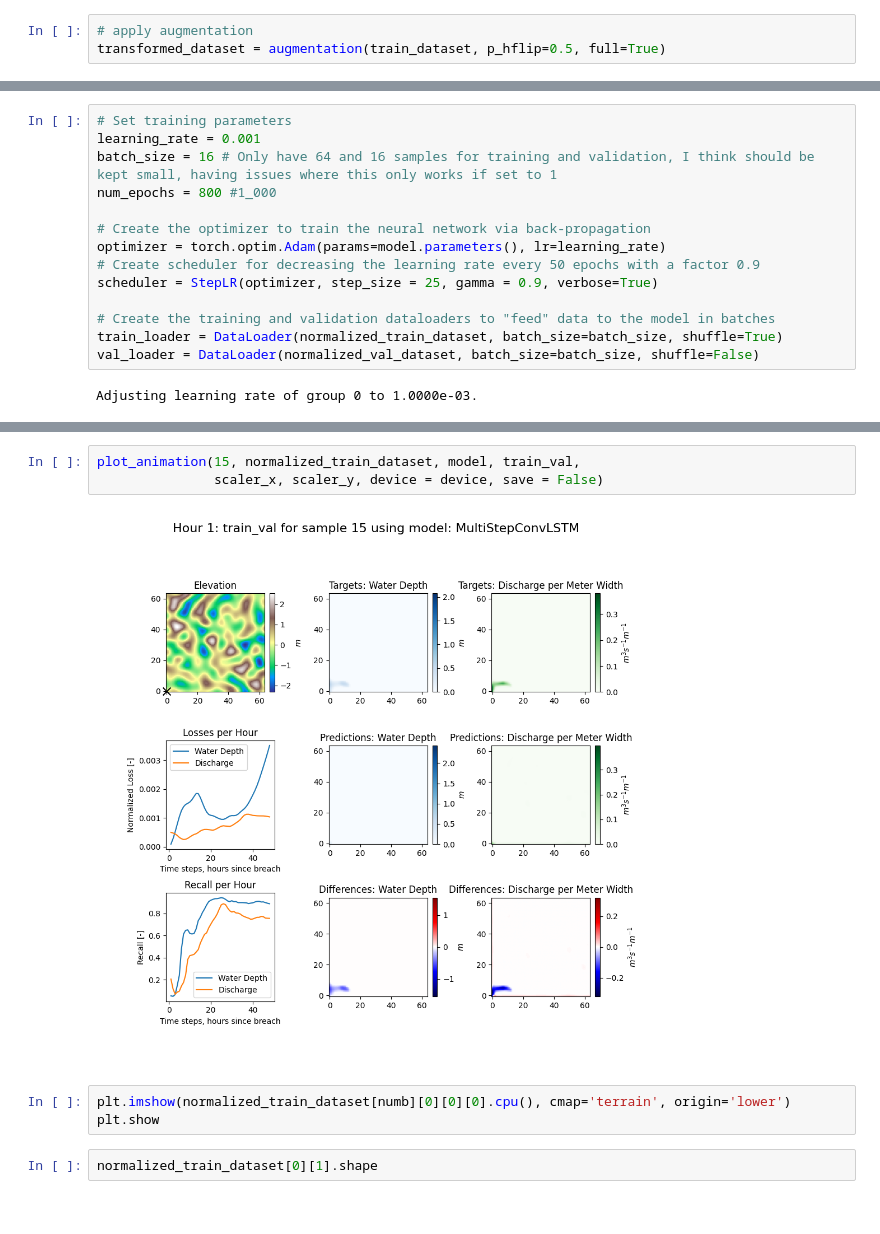
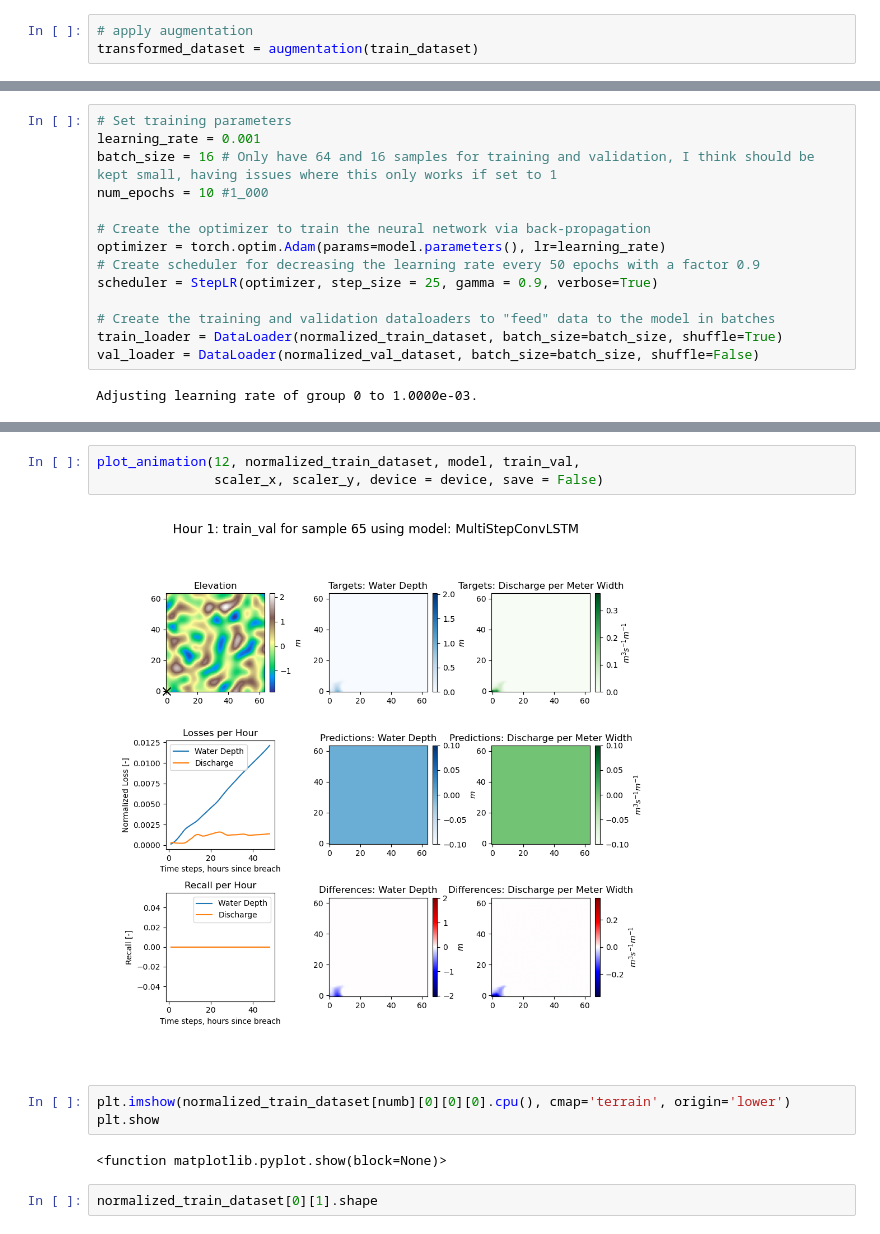
Before and after one commit to antoniomagherini99/FLOOD_group2, a Jupyter notebook: models/ConvLSTM_model/test_augmentation.ipynb, the cells around one changed output, grey strips where cells are left out. Drawn from its saved outputs; the diff is of its cells as text.

Commit message:
final augmentation

```diff
--- a/models/ConvLSTM_model/test_augmentation.ipynb
+++ b/models/ConvLSTM_model/test_augmentation.ipynb
@@ -60,7 +61,7 @@ Restored inputs Shape: torch.Size([80, 1, 4, 64, 64])
 Restored targets Shape: torch.Size([80, 48, 2, 64, 64])
 # %%
 # apply augmentation
-transformed_dataset = augmentation(train_dataset, p_hflip=0.5, full=True)
+transformed_dataset = augmentation(train_dataset)
 # %% [output]
 Inputs sizes: torch.Size([1, 4, 64, 64]),
 Outputs sizes: torch.Size([48, 2, 64, 64])
@@ -124,7 +126,7 @@ Model size: 0.11 MB
 # Set training parameters
 learning_rate = 0.001
 batch_size = 16 # Only have 64 and 16 samples for training and validation, I think should be kept small, having issues where this only works if set to 1
-num_epochs = 800 #1_000
+num_epochs = 10 #1_000
 
 # Create the optimizer to train the neural network via back-propagation
 optimizer = torch.optim.Adam(params=model.parameters(), lr=learning_rate)
@@ -226,11 +213,13 @@ plt.show()
 # %%
-plot_animation(15, normalized_train_dataset, model, train_val,
+plot_animation(12, normalized_train_dataset, model, train_val,
                scaler_x, scaler_y, device = device, save = False)
 # %% [output]
-[figure, old version]
+[figure, new version]
 # %%
 plt.imshow(normalized_train_dataset[numb][0][0][0].cpu(), cmap='terrain', origin='lower')
 plt.show
+# %% [output]
+<function matplotlib.pyplot.show(block=None)>
 # %%
 normalized_train_dataset[0][1].shape
 # %%
```
Also changed, not shown: parts of 8 cells of this notebook, 3 other files.
